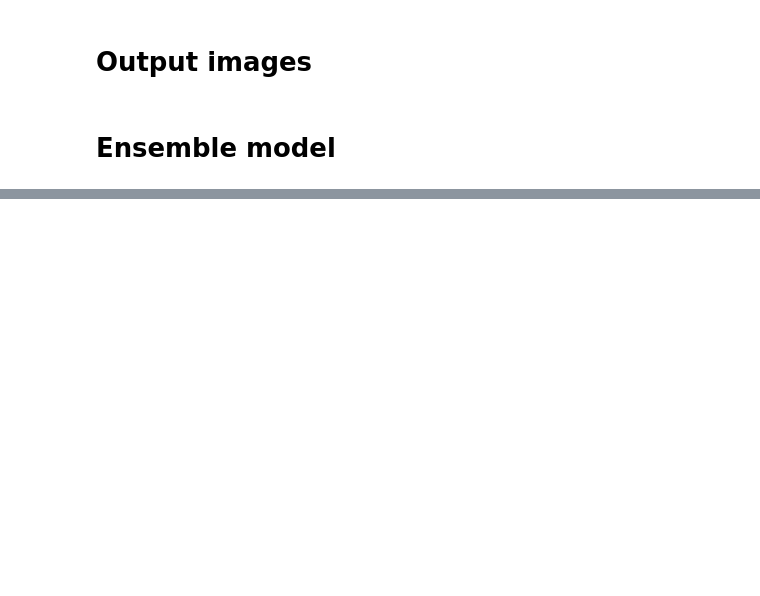
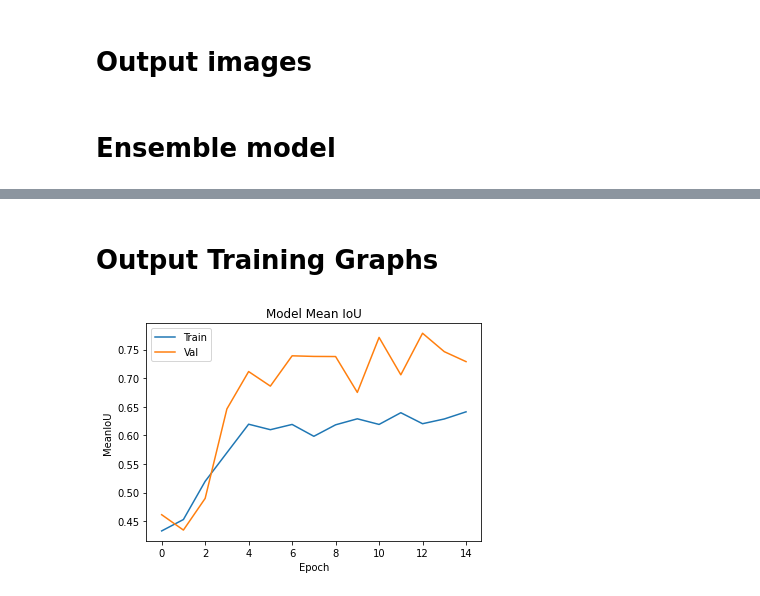
Before and after one commit to th3rring/comp540_final, a Jupyter notebook: unet_model.ipynb, the cells around one changed output, grey strips where cells are left out. Cells and saved outputs as stored; diff of their text form; code cells hidden in the pictures; blank space fills up the shorter version.

```diff
--- a/unet_model.ipynb
+++ b/unet_model.ipynb
@@ -480,0 +509,13 @@ print(validation_steps)
+# %% [markdown]
+# Output Training Graphs
+# %%
+# summarize history for accuracy
+plt.plot(history.history['MeanIoU'])
+plt.plot(history.history['val_MeanIoU'])
+plt.title('Model Mean IoU')
+plt.ylabel('MeanIoU')
+plt.xlabel('Epoch')
+plt.legend(['Train', 'Val'], loc='upper left')
+plt.show()
+# %% [output]
+[figure, added]
```
Also changed, not shown: parts of 27 cells of this notebook, 1 other file.
